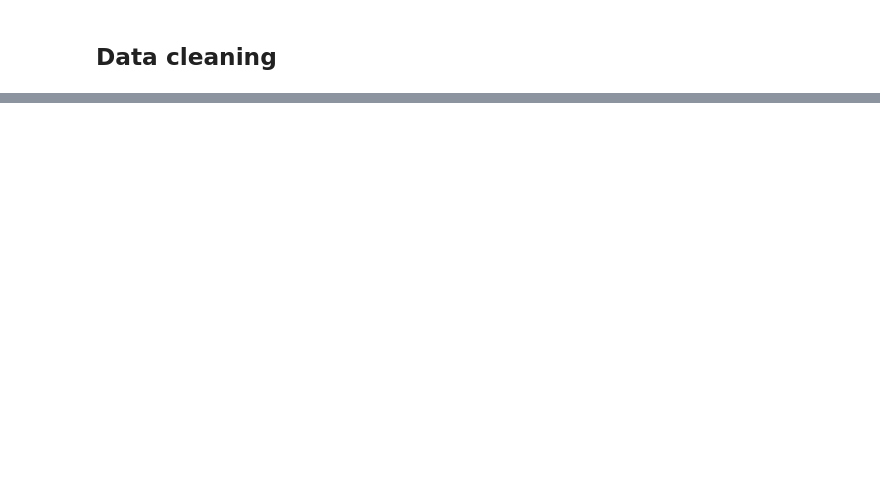
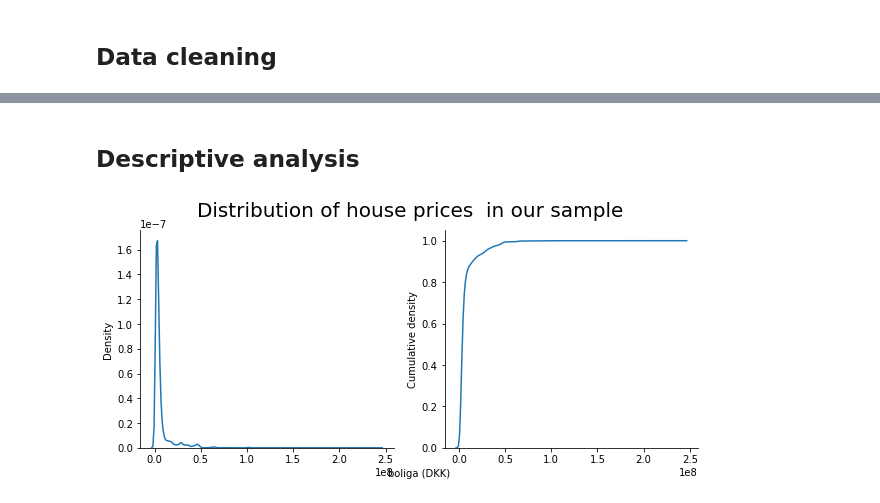
Before and after one commit to yapicikerem/ISDS_G9, a Jupyter notebook: Exam_G9.ipynb, the cells around one changed output, grey strips where cells are left out. Cells and saved outputs as stored; diff of their text form; code cells hidden in the pictures; blank space fills up the shorter version.

```diff
--- a/Exam_G9.ipynb
+++ b/Exam_G9.ipynb
@@ -102,0 +198,28 @@ Index(['address', 'zipCode', 'price', 'propertyType', 'saleType', 'sqmPrice',
+# %% [markdown]
+## Descriptive analysis
+# %%
+# Creating density plot over houseprices
+f,ax = plt.subplots(1,2, sharex=True, figsize=(10,4))
+
+### BEGIN SOLUTION
+sns.distplot(boliga['price'],hist=True, bins=range(12), ax=ax[0])
+ax[0].set(ylabel='Density', xlabel=(None))
+
+sns.distplot(boliga['price'], bins=range(12), hist_kws={'cumulative': True}, kde_kws={'cumulative': True}, ax=ax[1])
+ax[1].set(ylabel='Cumulative density', xlabel=(None))
+
+sns.despine()
+
+plt.suptitle("Distribution of house prices  in our sample", size=20)
+### END SOLUTION
+
+f.add_subplot(111, frame_on=False)
+plt.tick_params(labelcolor="none", bottom=False, left=False)
+plt.xlabel("boliga (DKK)")
+
+plt.grid(False)
+
+#sns.set_style('whitegrid')
+#sns.kdeplot(np.array(boliga['price']), bw=0.5)
+# %% [output]
+[figure, added]
```
Also changed, not shown: parts of 15 cells of this notebook.
